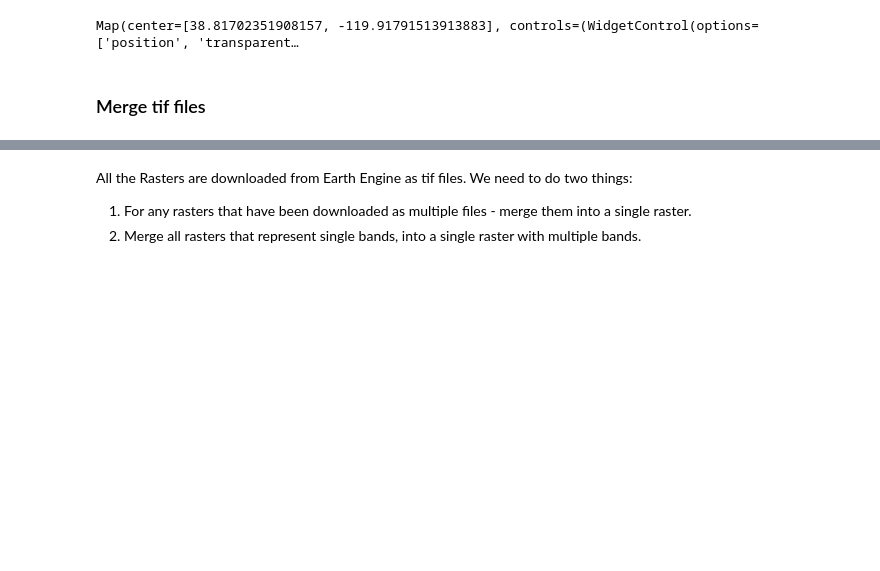
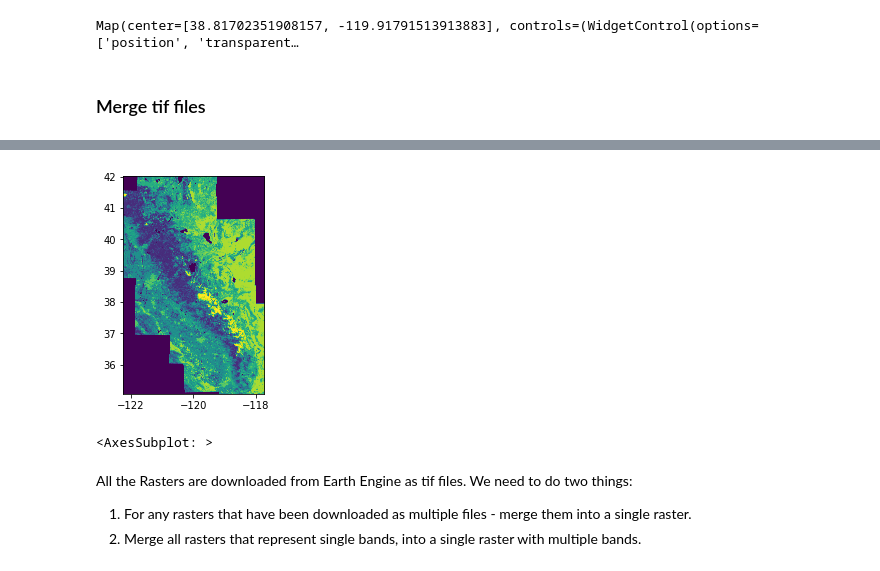
Before and after one commit to mahuna13/fire-regen, a Jupyter notebook: notebooks/data/DownloadRasters.ipynb, the cells around one changed output, grey strips where cells are left out. Cells and saved outputs as stored; diff of their text form; code cells hidden in the pictures; blank space fills up the shorter version.

```diff
--- a/notebooks/data/DownloadRasters.ipynb
+++ b/notebooks/data/DownloadRasters.ipynb
@@ -243,3 +237,9 @@ Map(center=[38.81702351908157, -119.91791513913883], controls=(WidgetControl(opt
+# %%
+year=2019
+show(rio.open(f"{DATA_PATH}/rasters/DYNAMIC_WORLD/dynamic_world_{year}.tif"))
+# %% [output]
+[figure, added]
+<AxesSubplot: >
 # %% [markdown]
 All the Rasters are downloaded from Earth Engine as tif files. We need to do two things:
 1. For any rasters that have been downloaded as multiple files - merge them into a single raster.
```
Also changed, not shown: parts of 15 cells of this notebook.
